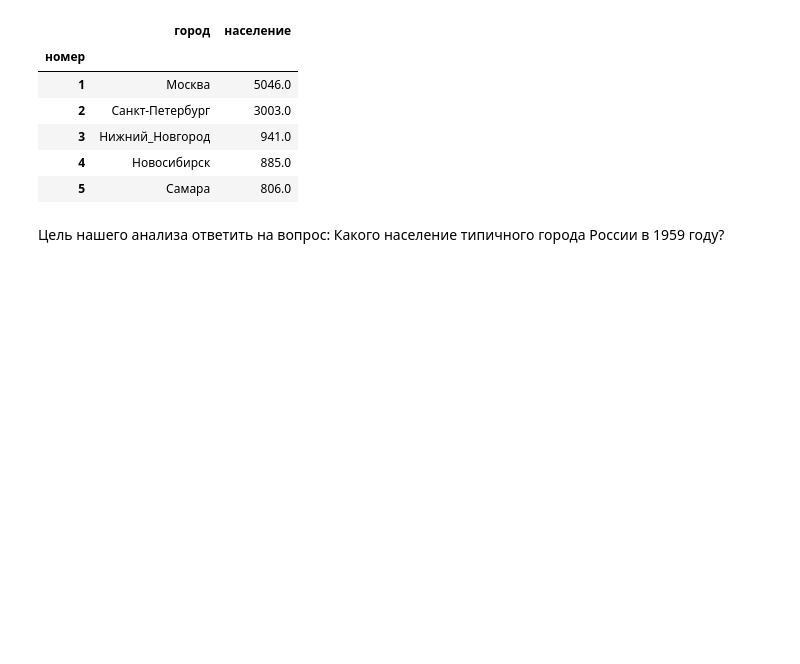
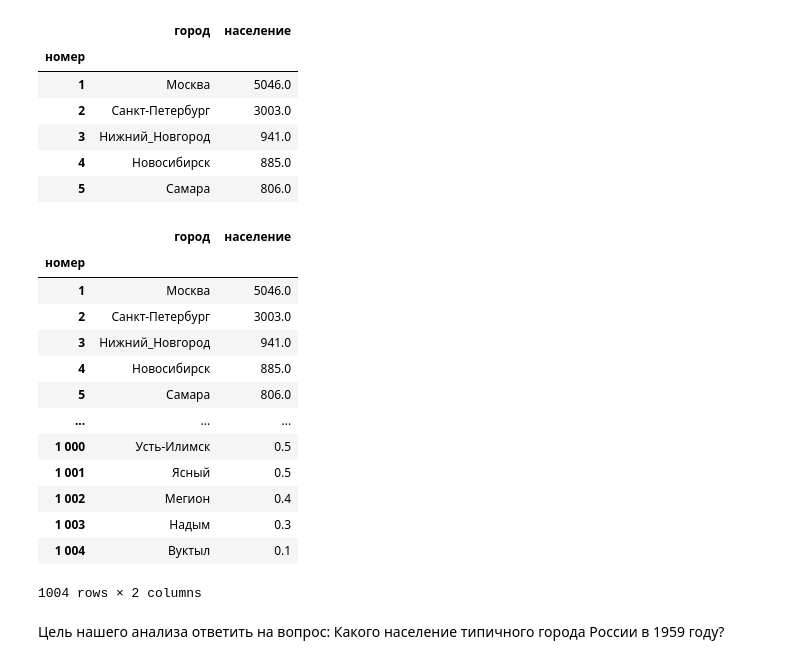
Before and after one commit to katrin2202/ML-in-forecasting-tasks, a Jupyter notebook: доклад8_12.ipynb, the cells around one changed output. Drawn from its saved outputs; the diff is of its cells as text; code cells hidden in the pictures; blank space fills up the shorter version.

```diff
--- a/доклад8_12.ipynb
+++ b/доклад8_12.ipynb
@@ -222,6 +222,23 @@ town.head()
 | 3 | Нижний_Новгород | 941.0 |
 | 4 | Новосибирск | 885.0 |
 | 5 | Самара | 806.0 |
+# %%
+town
+# %% [output]
+|  | город | население |
+| номер |  |  |
+| 1 | Москва | 5046.0 |
+| 2 | Санкт-Петербург | 3003.0 |
+| 3 | Нижний_Новгород | 941.0 |
+| 4 | Новосибирск | 885.0 |
+| 5 | Самара | 806.0 |
+| ... | ... | ... |
+| 1 000 | Усть-Илимск | 0.5 |
+| 1 001 | Ясный | 0.5 |
+| 1 002 | Мегион | 0.4 |
+| 1 003 | Надым | 0.3 |
+| 1 004 | Вуктыл | 0.1 |
+1004 rows × 2 columns
 # %% [markdown]
 Цель нашего анализа ответить на вопрос:
 Какого население типичного города России в 1959 году?
```
Also changed, not shown: parts of 1 cell of this notebook.
